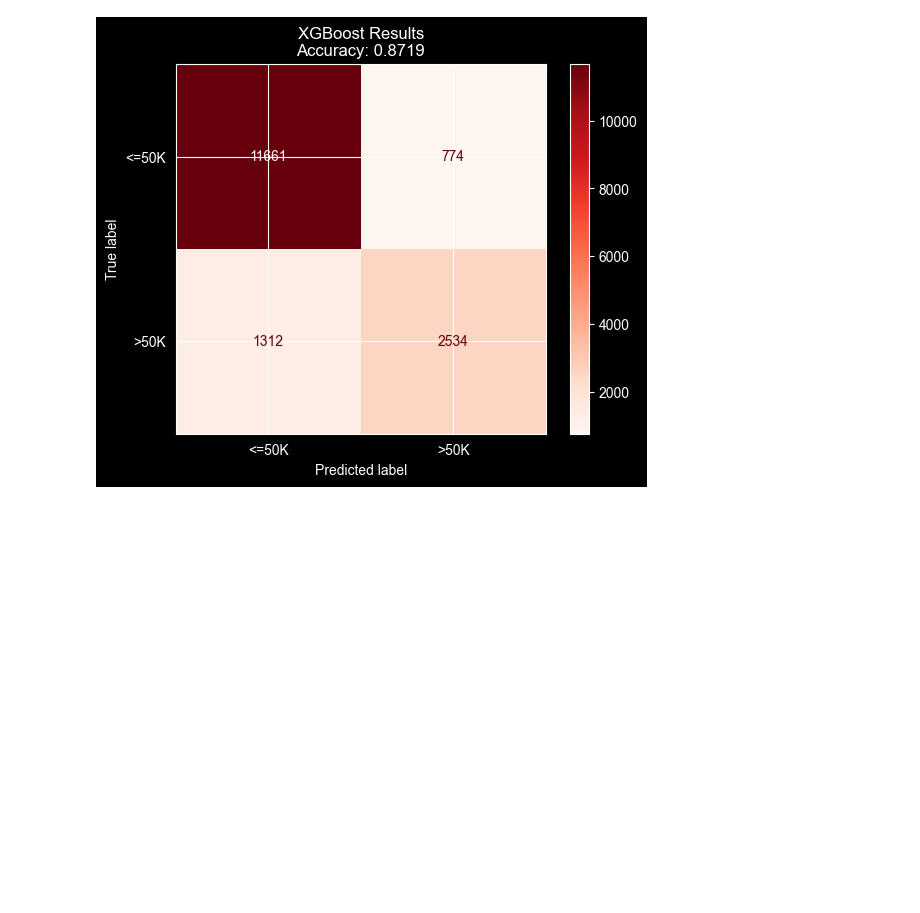
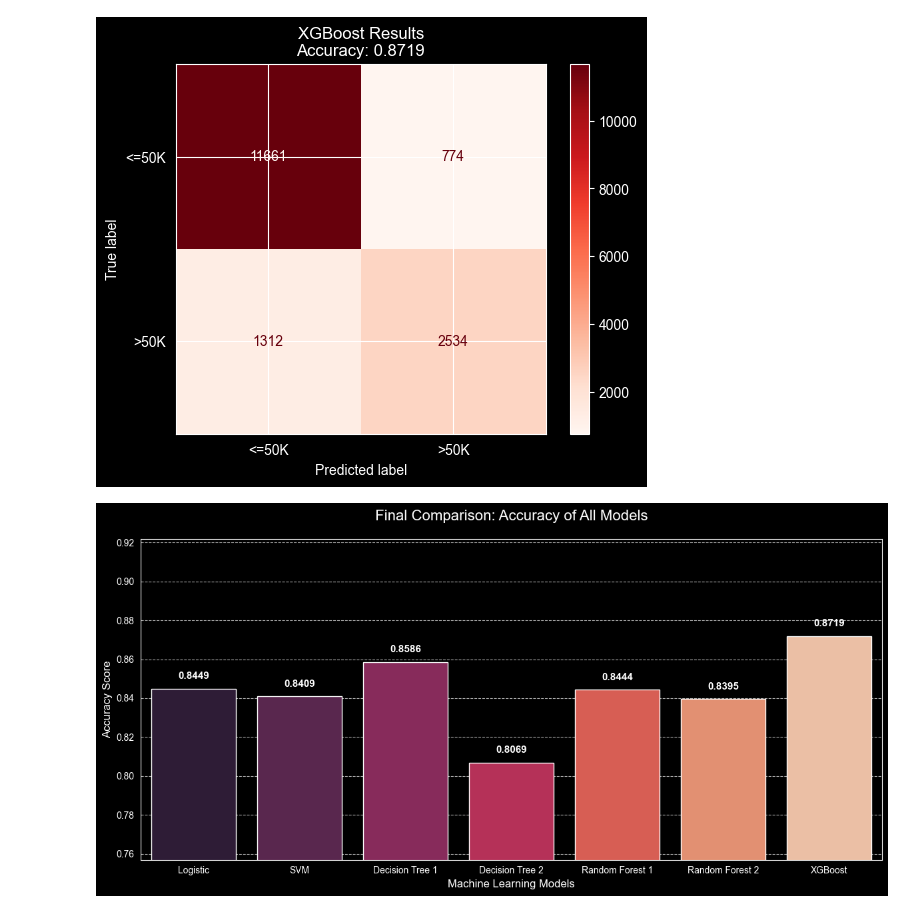
Before and after one commit to YoussefBarakat05/Income-Prediction, a Jupyter notebook: main.ipynb, the cells around one changed output. Cells and saved outputs as stored; diff of their text form; code cells hidden in the pictures; blank space fills up the shorter version.

Commit message:
added accuracy comparison graph in the end

```diff
--- a/main.ipynb
+++ b/main.ipynb
@@ -411,3 +411,45 @@ Accuracy: 0.8719
    macro avg       0.83      0.80      0.81     16281
 weighted avg       0.87      0.87      0.87     16281
 [figure]
+# %%
+#put data in lists to access them easily
+names = [
+    "Logistic",
+    "SVM",
+    "Decision Tree 1",
+    "Decision Tree 2",
+    "Random Forest 1",
+    "Random Forest 2",
+    "XGBoost"
+]
+
+values = [
+    accuracy_score(y_test, y_pred),
+    accuracy_score(y_test, y_pred_svm),
+    accuracy_score(y_test, dt_model1.predict(x_test)),
+    accuracy_score(y_test, dt_model2.predict(x_test)),
+    accuracy_score(y_test, rf_model1.predict(x_test)),
+    accuracy_score(y_test, rf_model2.predict(x_test)),
+    accuracy_score(y_test, y_pred_xgb)
+]
+
+plt.figure(figsize=(12, 6)) #Tazbeet size el graph
+
+ax = sns.barplot(x=names, y=values,hue=names,palette="rocket",legend=False)
+
+# Writing the accuracy score over each bar
+for i, v in enumerate(values):
+    ax.text(i, v + 0.005, f'{v:.4f}', ha='center', fontweight='bold', fontsize=11)
+
+#tazbeet labels el axes w esm el graph
+plt.title('Final Comparison: Accuracy of All Models', fontsize=16, pad=20)
+plt.ylabel('Accuracy Score', fontsize=12)
+plt.xlabel('Machine Learning Models', fontsize=12)
+
+plt.ylim(min(values) - 0.05, max(values) + 0.05) #7atena limits ll graph 3shan el far2 yb2a zaher aktar
+
+plt.grid(axis='y', linestyle='--', alpha=0.7)
+plt.tight_layout()
+plt.show()
+# %% [output]
+[figure, added]
```
